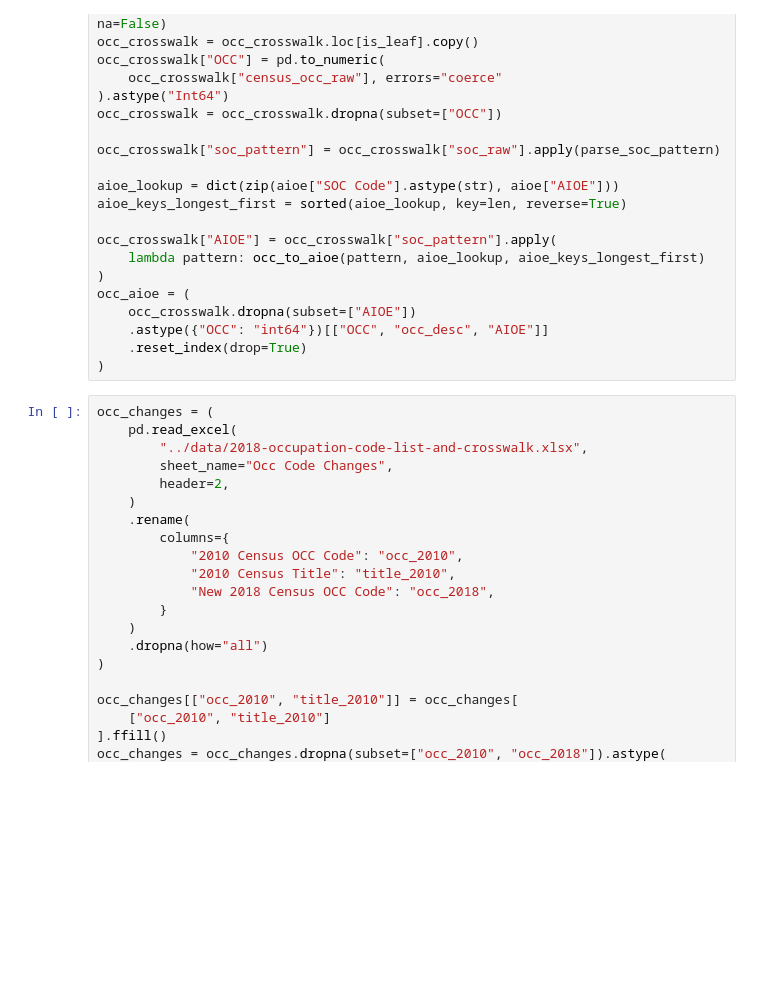
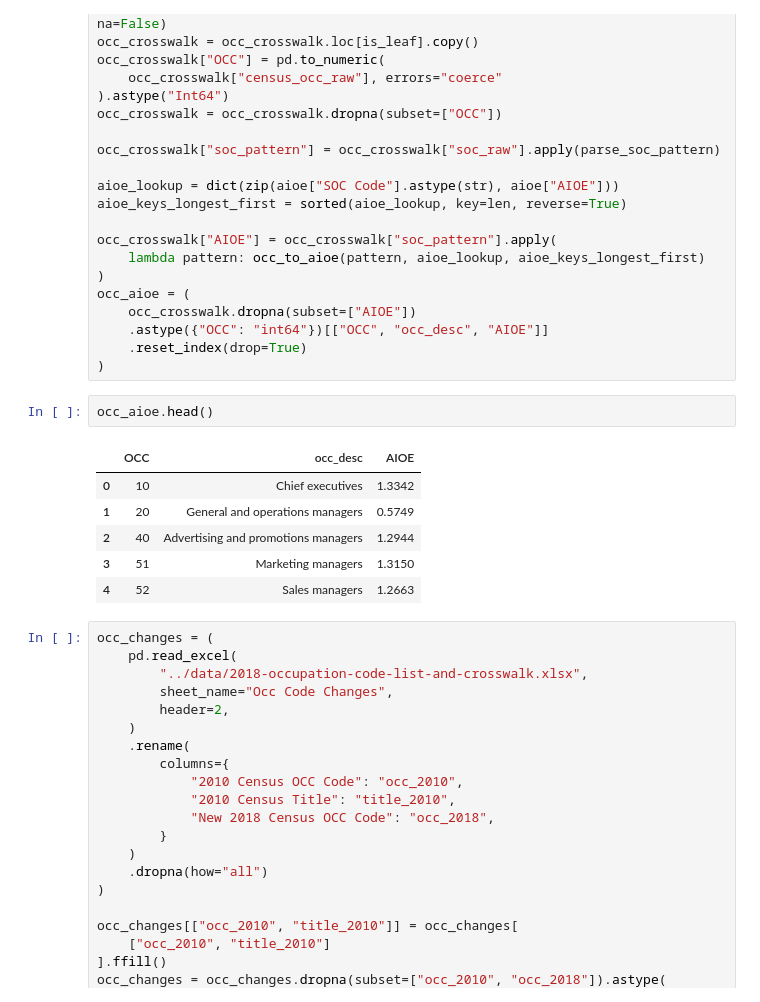
Before and after one commit to isaacvm98/UDS, a Jupyter notebook: models/data_science_memo.ipynb, the cells around one changed output. Saved outputs shown, nothing was run; the diff lists cells and outputs as text; blank space fills up the shorter version.

```diff
--- a/models/data_science_memo.ipynb
+++ b/models/data_science_memo.ipynb
@@ -423,6 +432,15 @@ occ_aioe = (
     .astype({"OCC": "int64"})[["OCC", "occ_desc", "AIOE"]]
     .reset_index(drop=True)
 )
+# %%
+occ_aioe.head()
+# %% [output]
+|  | OCC | occ_desc | AIOE |
+| 0 | 10 | Chief executives | 1.3342 |
+| 1 | 20 | General and operations managers | 0.5749 |
+| 2 | 40 | Advertising and promotions managers | 1.2944 |
+| 3 | 51 | Marketing managers | 1.3150 |
+| 4 | 52 | Sales managers | 1.2663 |
 # %%
 occ_changes = (
     pd.read_excel(
```
Also changed, not shown: parts of 5 cells of this notebook, 2 other files.
